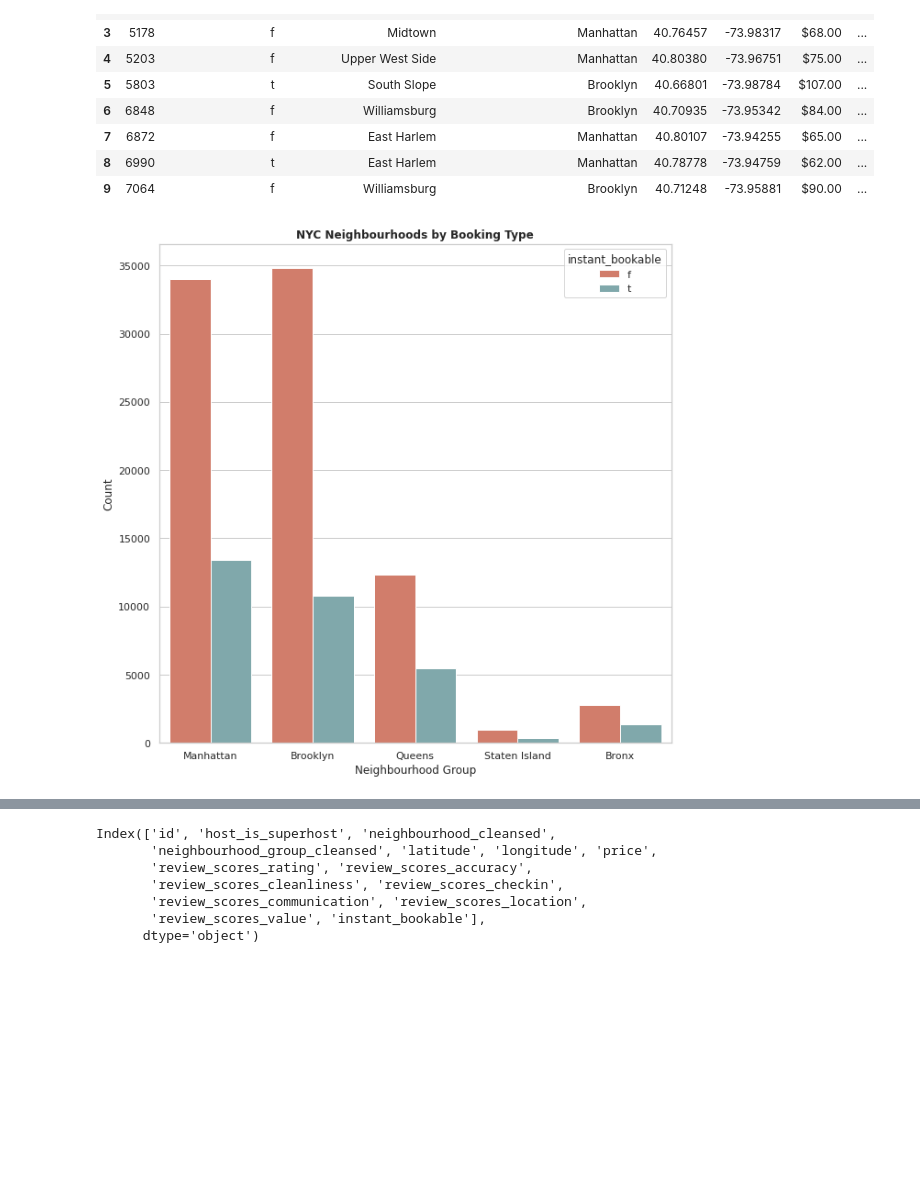
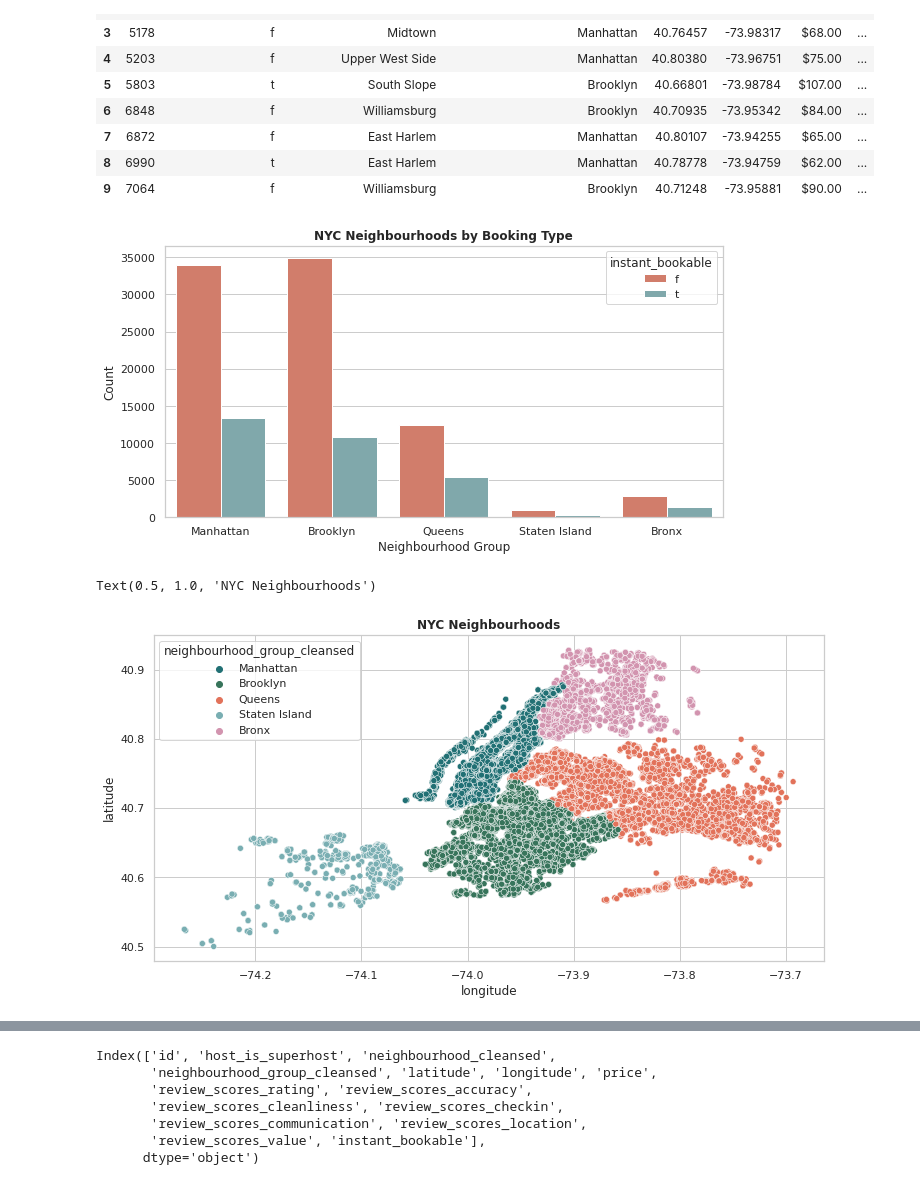
Before and after one commit to kamalova/Airbnb-Recommendation-Engine-NLP, a Jupyter notebook: dataload_EDA.ipynb, the cells around one changed output, grey strips where cells are left out. Cells and saved outputs as stored; diff of their text form; code cells hidden in the pictures; blank space fills up the shorter version.

```diff
--- a/dataload_EDA.ipynb
+++ b/dataload_EDA.ipynb
@@ -121,12 +121,21 @@ df_listings['price'] = df_listings['price'].str.replace(',', '').str.replace('$'
 # %%
 ax = sns.countplot(df_listings['neighbourhood_group_cleansed'], hue=df_listings.instant_bookable, palette=['#E2725A',"#79AEB2"])
 fig = plt.gcf()
-fig.set_size_inches(10,10)
+fig.set_size_inches(10,5)
 plt.title('NYC Neighbourhoods by Booking Type',fontweight="bold")
 ax.set_xlabel('Neighbourhood Group')
 ax.set_ylabel('Count');
 # %% [output]
-[figure, old version]
+[figure, new version]
+# %%
+plt.figure(figsize=(12,6))
+sns.scatterplot(df_listings.longitude,df_listings.latitude,hue=df_listings.neighbourhood_group_cleansed,
+                palette=['#217074','#37745B','#E2725A',"#79AEB2", '#D294AF'])
+plt.ioff()
+plt.title('NYC Neighbourhoods',fontweight="bold")
+# %% [output]
+Text(0.5, 1.0, 'NYC Neighbourhoods')
+[figure, added]
 # %%
 ax = sns.countplot(df_listings['neighbourhood_group_cleansed'], hue=df_listings.host_is_superhost, palette=['#D294AF',"#79AEB2"])
 fig = plt.gcf()
```
Also changed, not shown: parts of 5 cells of this notebook.
